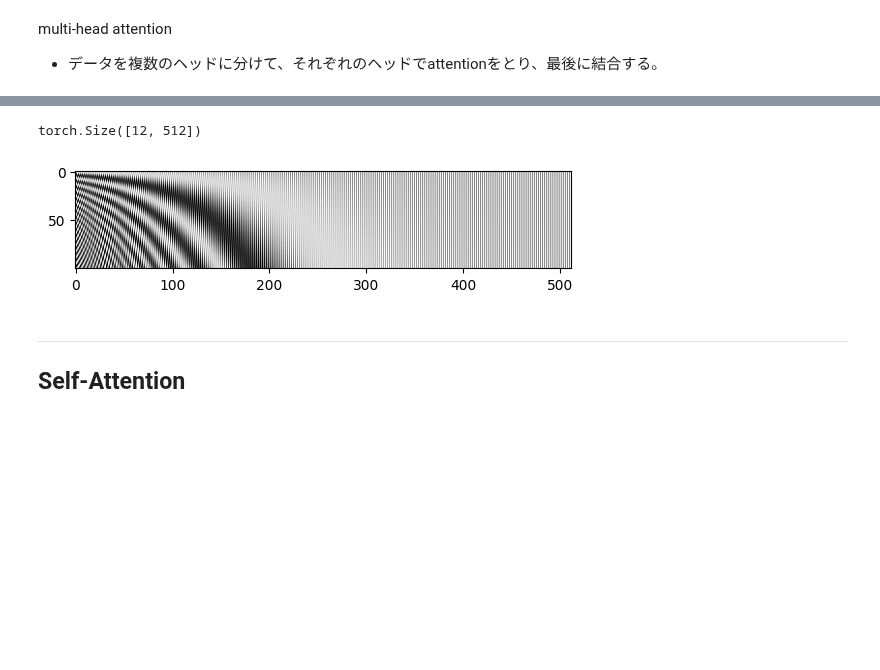
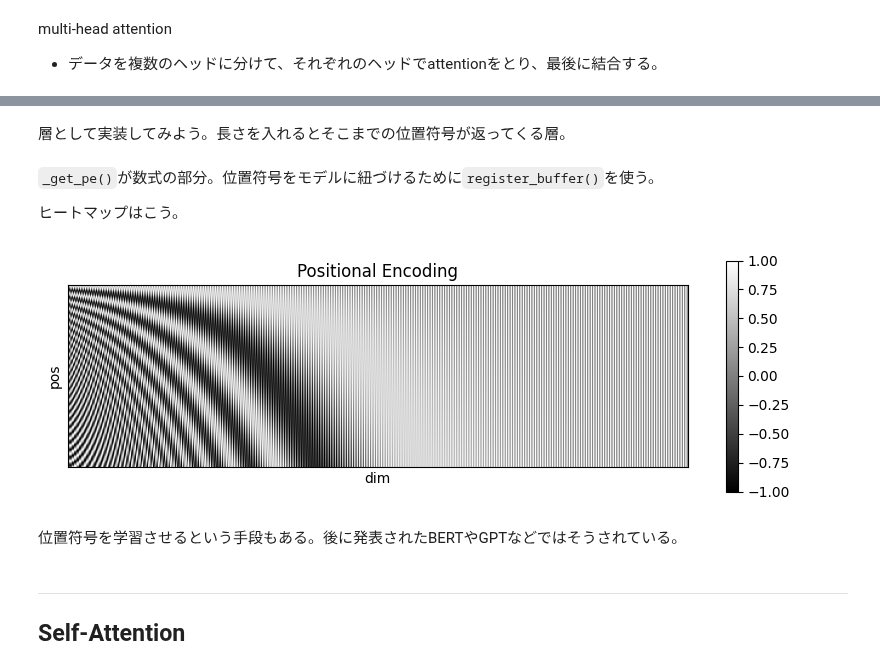
Before and after one commit to misya11p/language-models, a Jupyter notebook: transformer.ipynb, the cells around one changed output, grey strips where cells are left out. Cells and saved outputs as stored; diff of their text form; code cells hidden in the pictures; blank space fills up the shorter version.

```diff
--- a/transformer.ipynb
+++ b/transformer.ipynb
@@ -54,0 +91,5 @@ import matplotlib.pyplot as plt
+# %%
+length = 3
+x = torch.randn(length, d) # データ
+x = x + ps[:length] # 位置埋め込み
+x
@@ -55,10 +128,11 @@ import matplotlib.pyplot as plt
+# %% [markdown]
+層として実装してみよう。長さを入れるとそこまでの位置符号が返ってくる層。
 # %%
 class PositionalEncoding(nn.Module):
-    def __init__(self, d_model: int, max_len: int = 1000, n: int = 10000):
+    def __init__(self, d_model: int, max_len: int = 1000):
         super().__init__()
         self.d_model = d_model
         self.max_len = max_len
-        self.n = n
         pe = self._get_pe()
         self.register_buffer('pe', pe)
 
@@ -68,7 +142,7 @@ class PositionalEncoding(nn.Module):
 
     def _get_pe(self):
         pos = torch.arange(0, self.max_len).unsqueeze(1)
-        div = self.n ** (torch.arange(0, self.d_model, 2) / self.d_model)
+        div = 10000 ** (torch.arange(0, self.d_model, 2) / self.d_model)
         pe = torch.zeros(self.max_len, self.d_model)
         pe[:, 0::2] = torch.sin(pos / div)
         pe[:, 1::2] = torch.cos(pos / div)
@@ -78,11 +150,17 @@ pe = PositionalEncoding(512)
-# %%
-pe(12).shape
-# %% [output]
-torch.Size([12, 512])
-# %%
-plt.imshow(pe(100).numpy(), cmap='gray');
-# %% [output]
-[figure, removed]
+# %% [markdown]
+`_get_pe()`が数式の部分。位置符号をモデルに紐づけるために`register_buffer()`を使う。
+
+ヒートマップはこう。
+# %%
+d_model = 512
+length = 150
+pe = PositionalEncoding(d_model)
+ps = pe(length)
+heatmap(ps)
+# %% [output]
+[figure, added]
+# %% [markdown]
+位置符号を学習させるという手段もある。後に発表されたBERTやGPTなどではそうされている。
 # %% [markdown]
 
 ---
```
Also changed, not shown: parts of 14 cells of this notebook.
